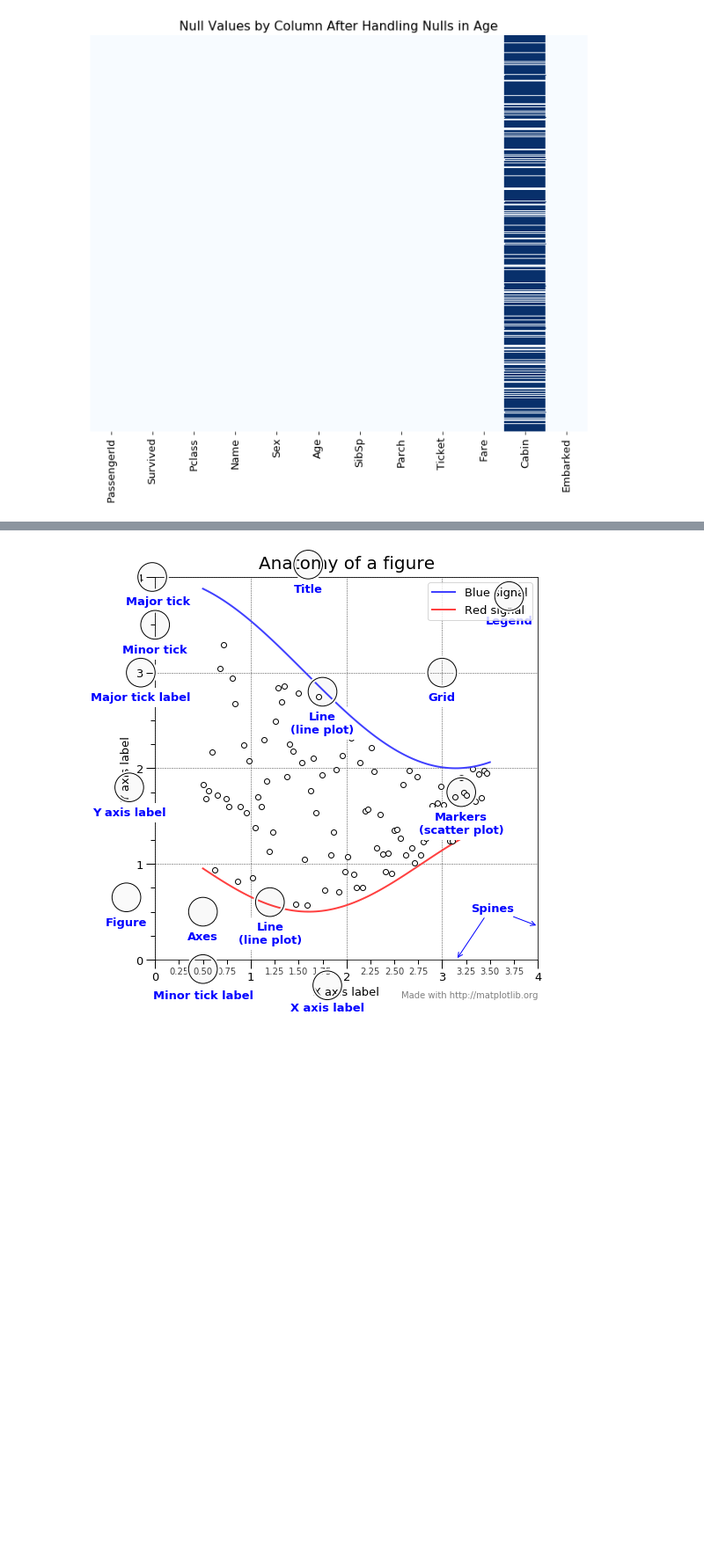
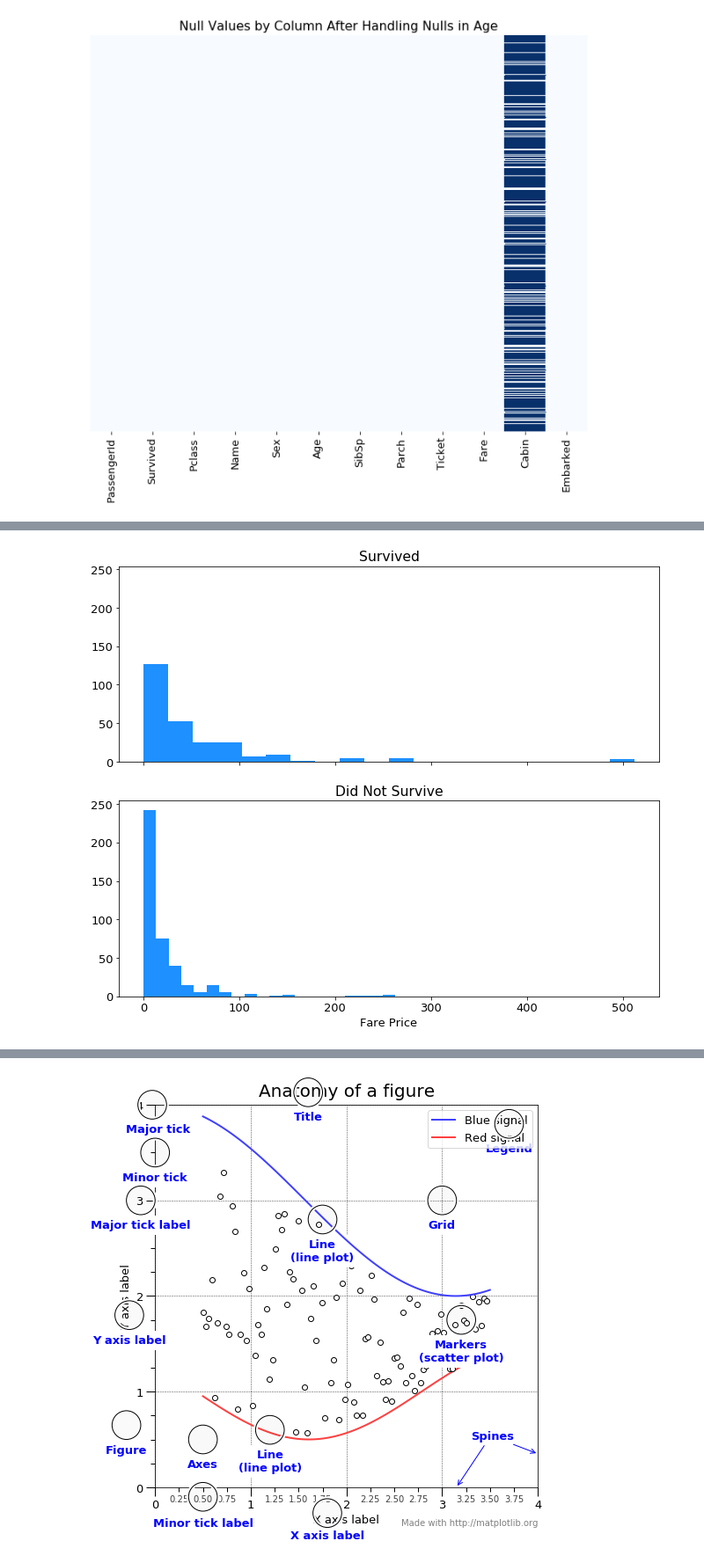
Before and after one commit to faithkane3/ds-methodologies-exercises, a Jupyter notebook: classification/classification_review.ipynb, the cells around one changed output, grey strips where cells are left out. Shown at 88% size. Cells and saved outputs as stored; diff of their text form; code cells hidden in the pictures; blank space fills up the shorter version.

```diff
--- a/classification/classification_review.ipynb
+++ b/classification/classification_review.ipynb
@@ -732,0 +474,13 @@ subplots(nrows, ncols)
+# %%
+fig, (ax1, ax2) = plt.subplots(2, 1, sharex=True, sharey=True)
+
+ax1.hist(train[train.Survived == 1].Fare, bins=20, color='dodgerblue')
+ax1.set(title='Survived')
+
+
+ax2.hist(train[train.Survived == 0].Fare, bins=20, color='dodgerblue')
+ax2.set(title='Did Not Survive', xlabel='Fare Price')
+
+plt.show()
+# %% [output]
+[figure, added]
```
Also changed, not shown: parts of 42 cells of this notebook.
